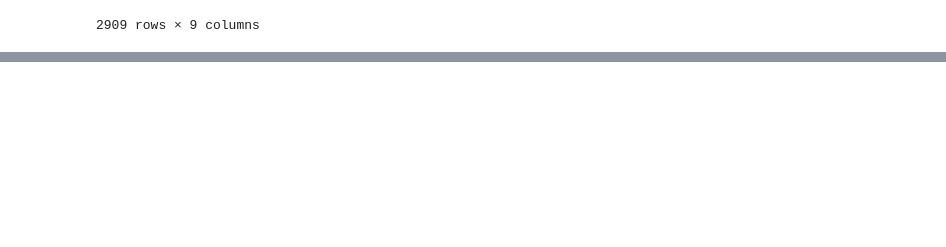
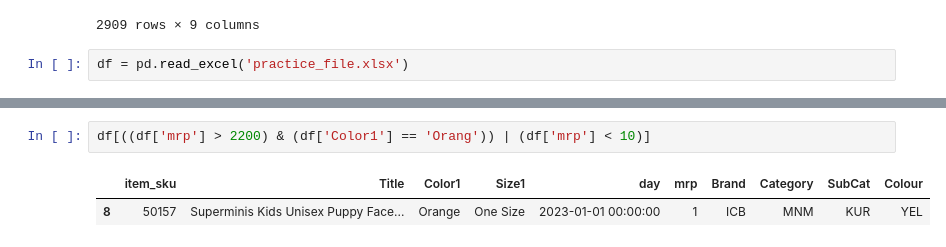
Before and after one commit to hishampaloli/Basic_Data_science_lib, a Jupyter notebook: pandas/dataframes.ipynb, the cells around one changed output, grey strips where cells are left out. Saved outputs shown, nothing was run; the diff lists cells and outputs as text; blank space fills up the shorter version.

```diff
--- a/pandas/dataframes.ipynb
+++ b/pandas/dataframes.ipynb
@@ -384,3 +384,5 @@ df3
 | 2907 | 50151-SMSIKPBL0 | Superminis Pure Cotton Solid Blue... | 0 | 2023-01-05 00:00:00 | 757 | ICB | MNM | KUR | YEL CRBN |
 | 2908 | 50151-SMSIKPBL1 | Superminis Pure Cotton Solid Blue... | 1 | 2023-01-05 00:00:00 | 605 | ICB | MNM | KUR | YEL CRBN |
 2909 rows × 9 columns
+# %%
+df = pd.read_excel('practice_file.xlsx')
@@ -386,0 +403,5 @@ df3
+# %%
+df[((df['mrp'] > 2200) & (df['Color1'] == 'Orang')) | (df['mrp'] < 10)]
+# %% [output]
+|  | item_sku | Title | Color1 | Size1 | day | mrp | Brand | Category | SubCat | Colour |
+| 8 | 50157 | Superminis Kids Unisex Puppy Face... | Orange | One Size | 2023-01-01 00:00:00 | 1 | ICB | MNM | KUR | YEL |
```
Also changed, not shown: parts of 1 cell of this notebook.
